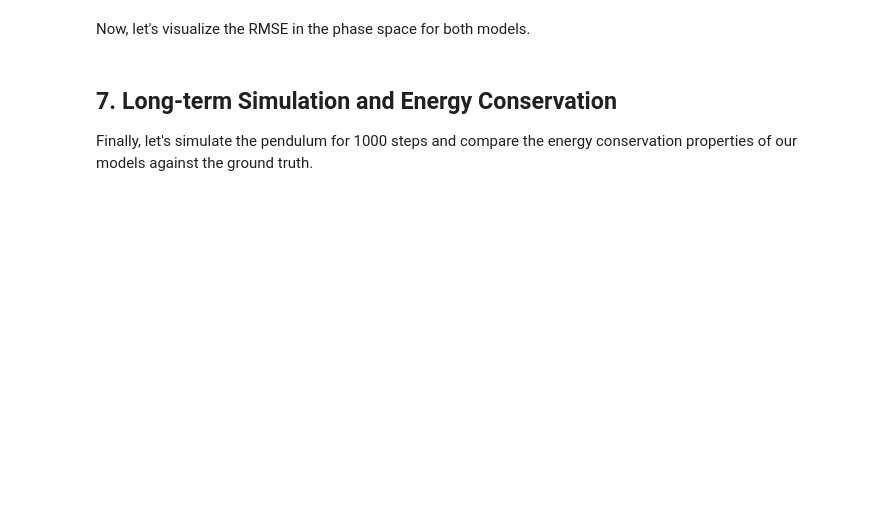
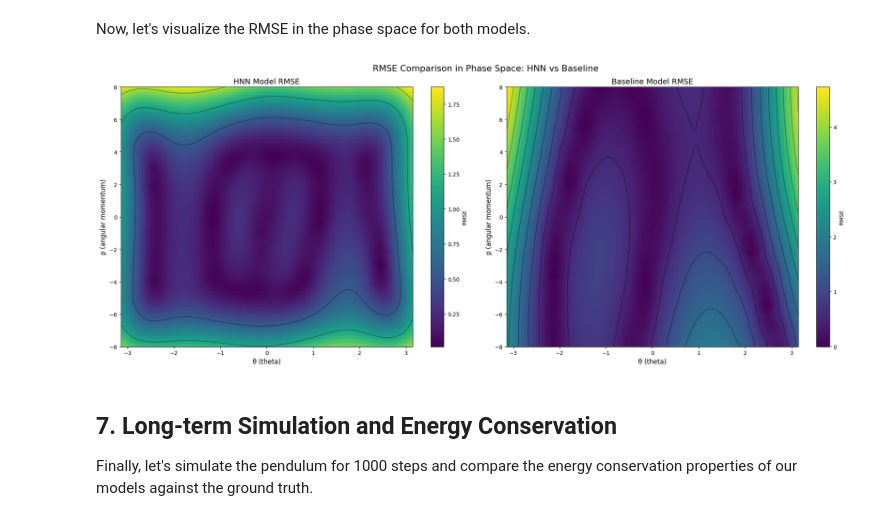
Before and after one commit to YuriPaglierani/Hamiltonian-Neural-Networks-Pendulums, a Jupyter notebook: notebooks/single_pendulum_nb.ipynb, the cells around one changed output. Cells and saved outputs as stored; diff of their text form; code cells hidden in the pictures; blank space fills up the shorter version.

Commit message:
Completed single pendulum notebook

```diff
--- a/notebooks/single_pendulum_nb.ipynb
+++ b/notebooks/single_pendulum_nb.ipynb
@@ -142,3 +145,86 @@ plot_rmse_phase_space(states, baseline_rmse, "Baseline RMSE in Phase Space")
+# %%
+from scipy.interpolate import griddata
+
+def single_pendulum_dynamics(theta, p, mass=1.0, length=1.0, g=3.0):
+    dtheta_dt = p / (mass * length**2)
+    dp_dt = -mass * g * length * np.sin(theta)
+    return dtheta_dt, dp_dt
+
+def compute_rmse_phase_space(hnn_model, domain_range=(-np.pi, np.pi, -8, 8), resolution=20, mass=1.0, length=1.0, g=3.0):
+
+    theta_min, theta_max, p_min, p_max = domain_range
+
+    # Create a grid of points in phase space
+    theta = np.linspace(theta_min, theta_max, resolution)
+    p = np.linspace(p_min, p_max, resolution)
+    theta_grid, p_grid = np.meshgrid(theta, p)
+
+    # Prepare the states
+    states = np.column_stack((theta_grid.ravel(), p_grid.ravel()))
+
+    # Compute true dynamics
+    dtheta_dt, dp_dt = single_pendulum_dynamics(states[:, 0], states[:, 1], mass, length, g)
+    true_dyn = np.column_stack((dtheta_dt, dp_dt))
+
+    # Compute HNN dynamics
+    hnn_model.eval()
+    with torch.no_grad():
+        states_torch = torch.tensor(states, dtype=torch.float32)
+        hnn_dyn = hnn_model(states_torch).numpy()
+
+    # Compute RMSE
+    mse = np.mean((true_dyn - hnn_dyn)**2, axis=1)
+    rmse = np.sqrt(mse)
+
+    return states, rmse
+
+def plot_rmse_phase_space_comparison(states, rmse_hnn, rmse_baseline, domain_range=(-np.pi, np.pi, -8, 8), resolution=100):
+
+    theta_min, theta_max, p_min, p_max = domain_range
+
+    # Create a fine grid for interpolation
+    theta_fine = np.linspace(theta_min, theta_max, resolution)
+    p_fine = np.linspace(p_min, p_max, resolution)
+    theta_grid, p_grid = np.meshgrid(theta_fine, p_fine)
+
+    # Interpolate RMSE values onto the fine grid
+    rmse_hnn_interp = griddata(states, rmse_hnn, (theta_grid, p_grid), method='cubic')
+    rmse_baseline_interp = griddata(states, rmse_baseline, (theta_grid, p_grid), method='cubic')
+
+    # Set up the plot
+    fig, (ax1, ax2) = plt.subplots(1, 2, figsize=(20, 8))
+    fig.suptitle('RMSE Comparison in Phase Space: HNN vs Baseline', fontsize=16)
+
+    # Plot for HNN
+    im1 = ax1.imshow(rmse_hnn_interp, extent=[theta_min, theta_max, p_min, p_max],
+                     origin='lower', aspect='auto', cmap='viridis')
+    ax1.set_title('HNN Model RMSE', fontsize=14)
+    ax1.set_xlabel('θ (theta)', fontsize=12)
+    ax1.set_ylabel('p (angular momentum)', fontsize=12)
+    fig.colorbar(im1, ax=ax1, label='RMSE')
+
+    # Plot for Baseline
+    im2 = ax2.imshow(rmse_baseline_interp, extent=[theta_min, theta_max, p_min, p_max],
+                     origin='lower', aspect='auto', cmap='viridis')
+    ax2.set_title('Baseline Model RMSE', fontsize=14)
+    ax2.set_xlabel('θ (theta)', fontsize=12)
+    ax2.set_ylabel('p (angular momentum)', fontsize=12)
+    fig.colorbar(im2, ax=ax2, label='RMSE')
+
+    # Add contour lines for better visualization of RMSE levels
+    levels = np.linspace(min(rmse_hnn.min(), rmse_baseline.min()),
+                         max(rmse_hnn.max(), rmse_baseline.max()), 10)
+    ax1.contour(theta_grid, p_grid, rmse_hnn_interp, levels=levels, colors='k', alpha=0.3)
+    ax2.contour(theta_grid, p_grid, rmse_baseline_interp, levels=levels, colors='k', alpha=0.3)
+
+    plt.tight_layout()
+    plt.show()
+
+states, rmse_hnn = compute_rmse_phase_space(hnn_model, domain_range=(-np.pi, np.pi, -8, 8))
+_, rmse_baseline = compute_rmse_phase_space(baseline_model, domain_range=(-np.pi, np.pi, -8, 8))
+plot_rmse_phase_space_comparison(states, rmse_hnn, rmse_baseline)
+# %% [output]
+[figure, added]
 # %% [markdown]
 ## 7. Long-term Simulation and Energy Conservation
 
```
Also changed, not shown: parts of 14 cells of this notebook.
